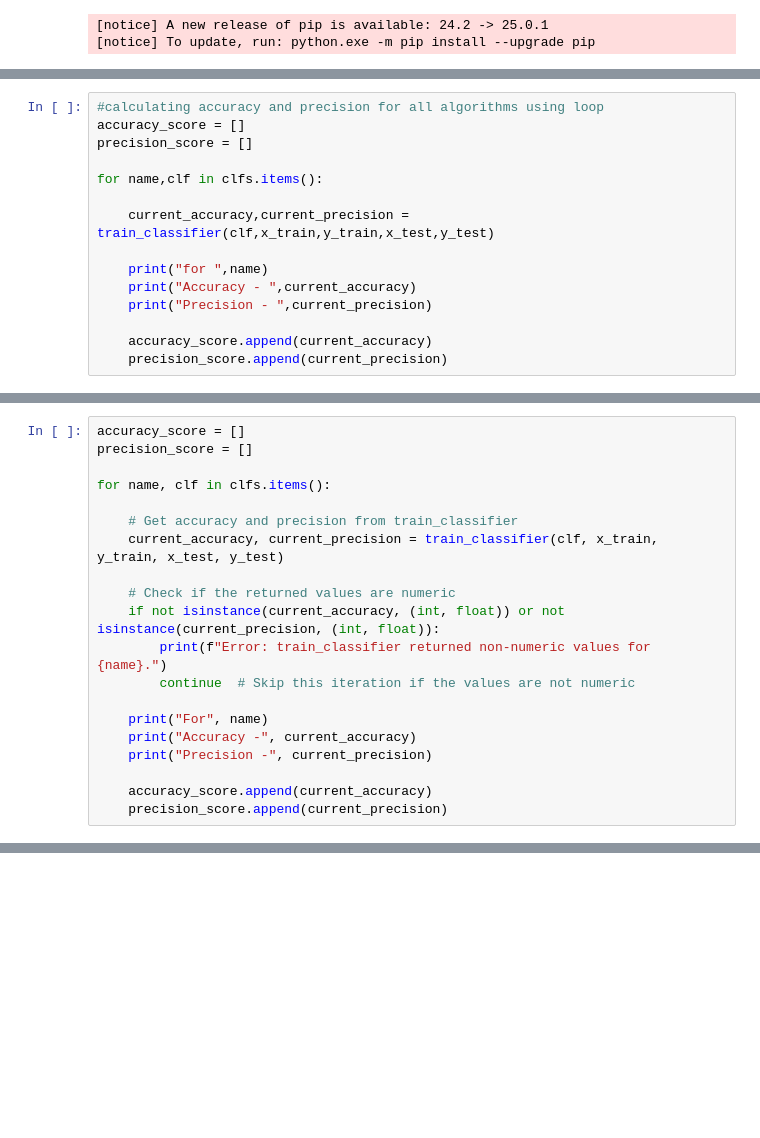
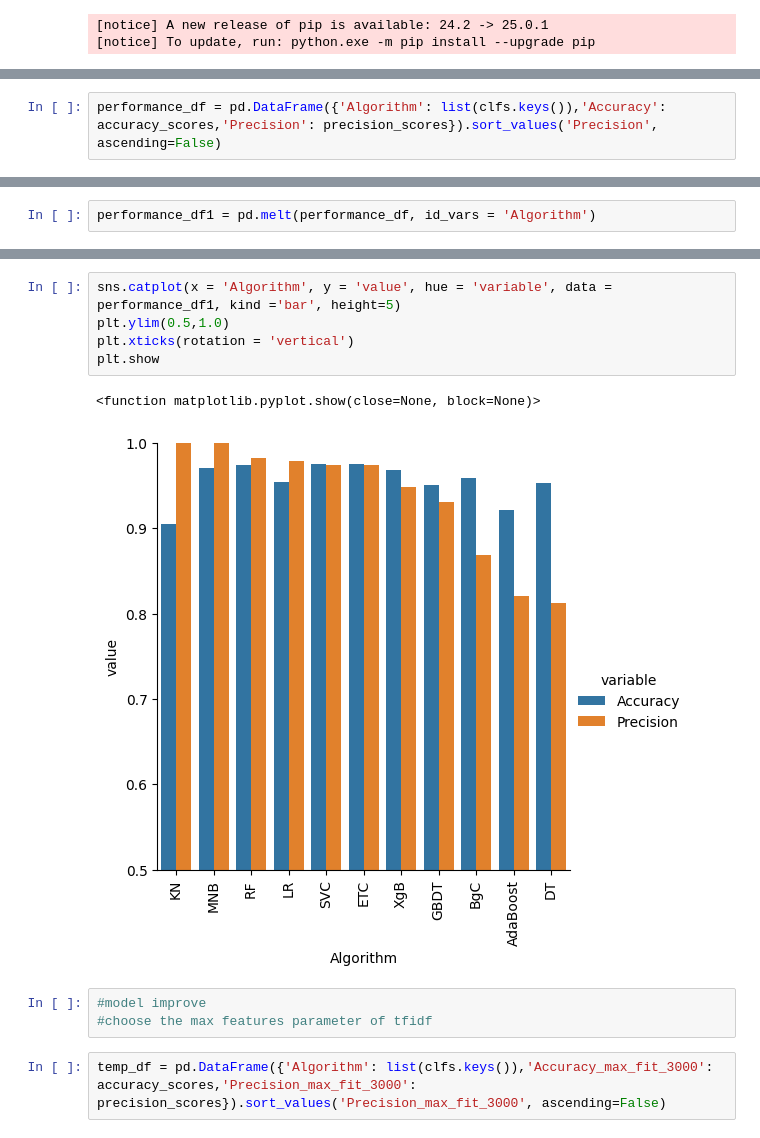
Before and after one commit to sumitivhatkar/spam, a Jupyter notebook: sms spam detection.ipynb, the cells around one changed output, grey strips where cells are left out. Drawn from its saved outputs; the diff is of its cells as text; blank space fills up the shorter version.

```diff
--- a/sms spam detection.ipynb
+++ b/sms spam detection.ipynb
@@ -694,15 +695,0 @@ train_classifier(svc,x_train,y_train,x_test,y_test)
-# %%
-#calculating accuracy and precision for all algorithms using loop
-accuracy_score = []
-precision_score = []
-
-for name,clf in clfs.items():
-
-    current_accuracy,current_precision = train_classifier(clf,x_train,y_train,x_test,y_test)
-
-    print("for ",name)
-    print("Accuracy - ",current_accuracy)
-    print("Precision - ",current_precision)
-
-    accuracy_score.append(current_accuracy)
-    precision_score.append(current_precision)
@@ -711,20 +695,0 @@ TypeError: 'list' object is not callable
-# %%
-accuracy_score = []
-precision_score = []
-
-for name, clf in clfs.items():
-
-    # Get accuracy and precision from train_classifier
-    current_accuracy, current_precision = train_classifier(clf, x_train, y_train, x_test, y_test)
-
-    # Check if the returned values are numeric
-    if not isinstance(current_accuracy, (int, float)) or not isinstance(current_precision, (int, float)):
-        print(f"Error: train_classifier returned non-numeric values for {name}.")
-        continue  # Skip this iteration if the values are not numeric
-
-    print("For", name)
-    print("Accuracy -", current_accuracy)
-    print("Precision -", current_precision)
-
-    accuracy_score.append(current_accuracy)
-    precision_score.append(current_precision)
@@ -755,0 +765,2 @@ NameError: name 'accuracy' is not defined
+# %%
+performance_df = pd.DataFrame({'Algorithm': list(clfs.keys()),'Accuracy': accuracy_scores,'Precision': precision_scores}).sort_values('Precision', ascending=False)
@@ -755,0 +782,2 @@ NameError: name 'accuracy' is not defined
+# %%
+performance_df1 = pd.melt(performance_df, id_vars = 'Algorithm')
@@ -755,0 +804,13 @@ NameError: name 'accuracy' is not defined
+# %%
+sns.catplot(x = 'Algorithm', y = 'value', hue = 'variable', data = performance_df1, kind ='bar', height=5)
+plt.ylim(0.5,1.0)
+plt.xticks(rotation = 'vertical')
+plt.show
+# %% [output]
+<function matplotlib.pyplot.show(close=None, block=None)>
+[figure, added]
+# %%
+#model improve
+#choose the max features parameter of tfidf
+# %%
+temp_df = pd.DataFrame({'Algorithm': list(clfs.keys()),'Accuracy_max_fit_3000': accuracy_scores,'Precision_max_fit_3000': precision_scores}).sort_values('Precision_max_fit_3000', ascending=False)
```
Also changed, not shown: parts of 60 cells of this notebook, 1 other file.
